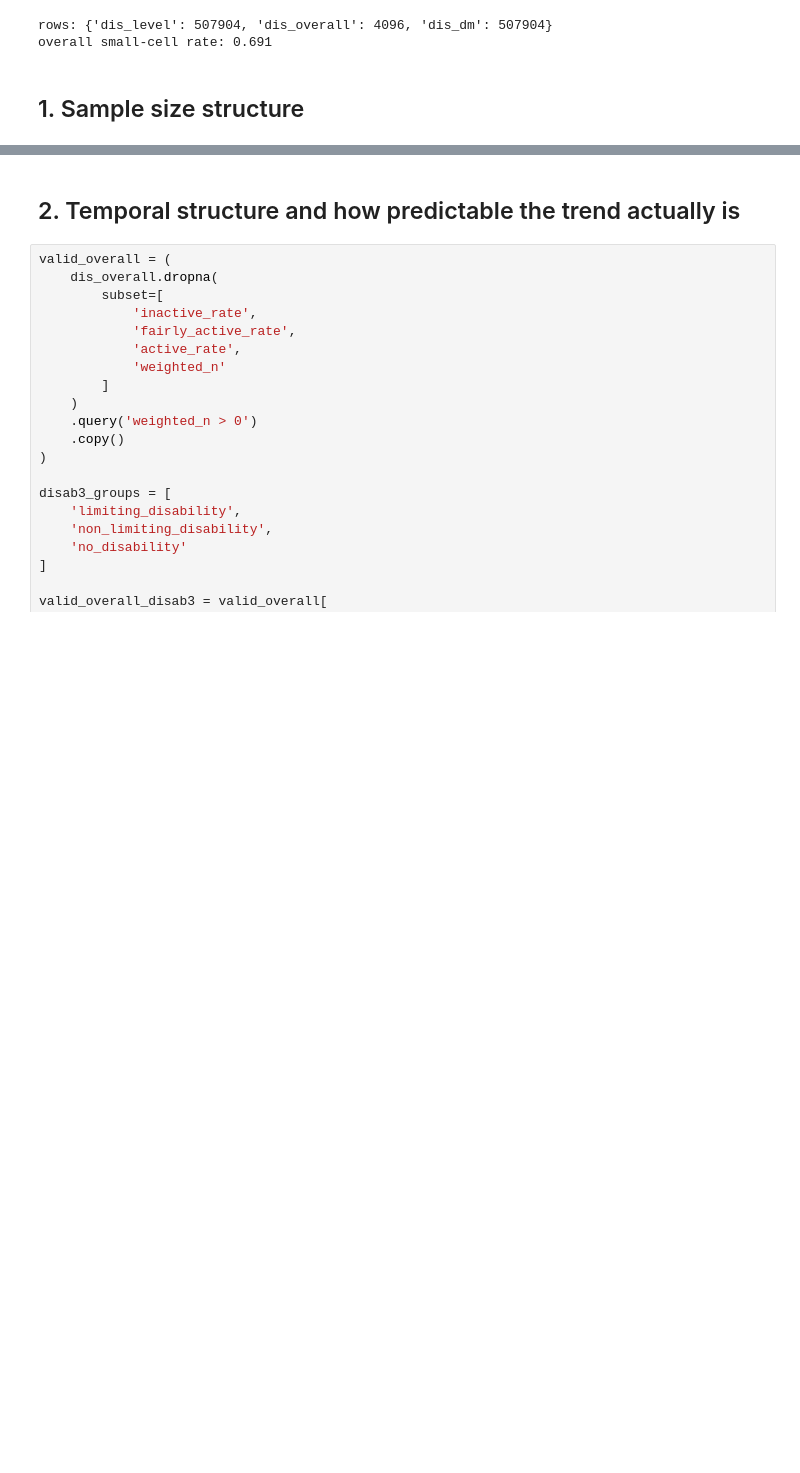
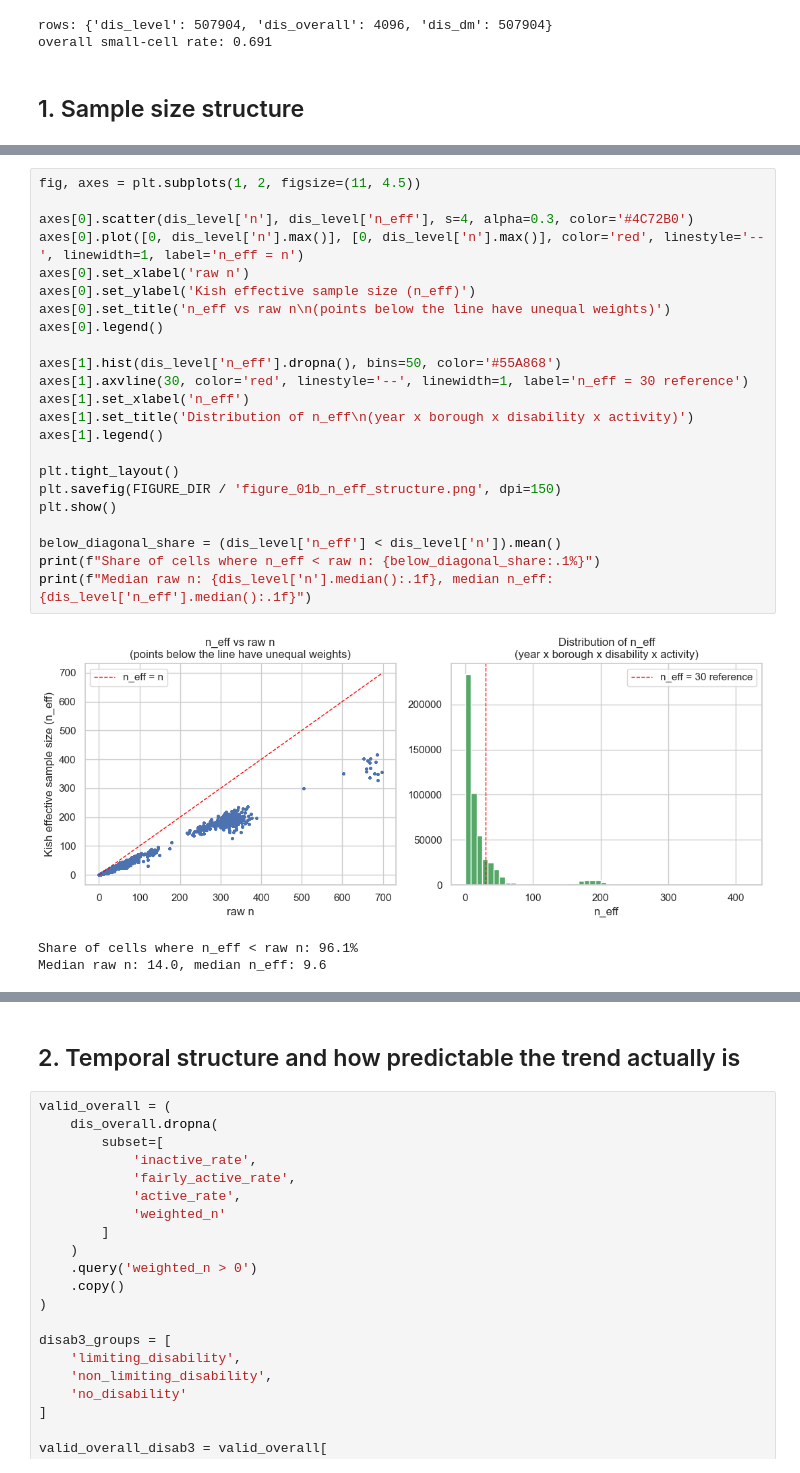
Before and after one commit to YifengMao666/London-Sport2-Group20, a Jupyter notebook: Jingyi Hua/notebooks/05_RQ3_pre_modeling_eda.ipynb, the cells around one changed output, grey strips where cells are left out. Saved outputs shown, nothing was run; the diff lists cells and outputs as text; blank space fills up the shorter version.

```diff
--- a/Jingyi Hua/notebooks/05_RQ3_pre_modeling_eda.ipynb
+++ b/Jingyi Hua/notebooks/05_RQ3_pre_modeling_eda.ipynb
@@ -75,3 +86,30 @@ disty12    1.0
 disty13    1.0
 disty4     1.0
 Name: small_cell, dtype: float64
+# %%
+fig, axes = plt.subplots(1, 2, figsize=(11, 4.5))
+
+axes[0].scatter(dis_level['n'], dis_level['n_eff'], s=4, alpha=0.3, color='#4C72B0')
+axes[0].plot([0, dis_level['n'].max()], [0, dis_level['n'].max()], color='red', linestyle='--', linewidth=1, label='n_eff = n')
+axes[0].set_xlabel('raw n')
+axes[0].set_ylabel('Kish effective sample size (n_eff)')
+axes[0].set_title('n_eff vs raw n\n(points below the line have unequal weights)')
+axes[0].legend()
+
+axes[1].hist(dis_level['n_eff'].dropna(), bins=50, color='#55A868')
+axes[1].axvline(30, color='red', linestyle='--', linewidth=1, label='n_eff = 30 reference')
+axes[1].set_xlabel('n_eff')
+axes[1].set_title('Distribution of n_eff\n(year x borough x disability x activity)')
+axes[1].legend()
+
+plt.tight_layout()
+plt.savefig(FIGURE_DIR / 'figure_01b_n_eff_structure.png', dpi=150)
+plt.show()
+
+below_diagonal_share = (dis_level['n_eff'] < dis_level['n']).mean()
+print(f"Share of cells where n_eff < raw n: {below_diagonal_share:.1%}")
+print(f"Median raw n: {dis_level['n'].median():.1f}, median n_eff: {dis_level['n_eff'].median():.1f}")
+# %% [output]
+[figure, added]
+Share of cells where n_eff < raw n: 96.1%
+Median raw n: 14.0, median n_eff: 9.6
```
Also changed, not shown: parts of 14 cells of this notebook, 13 other files.
